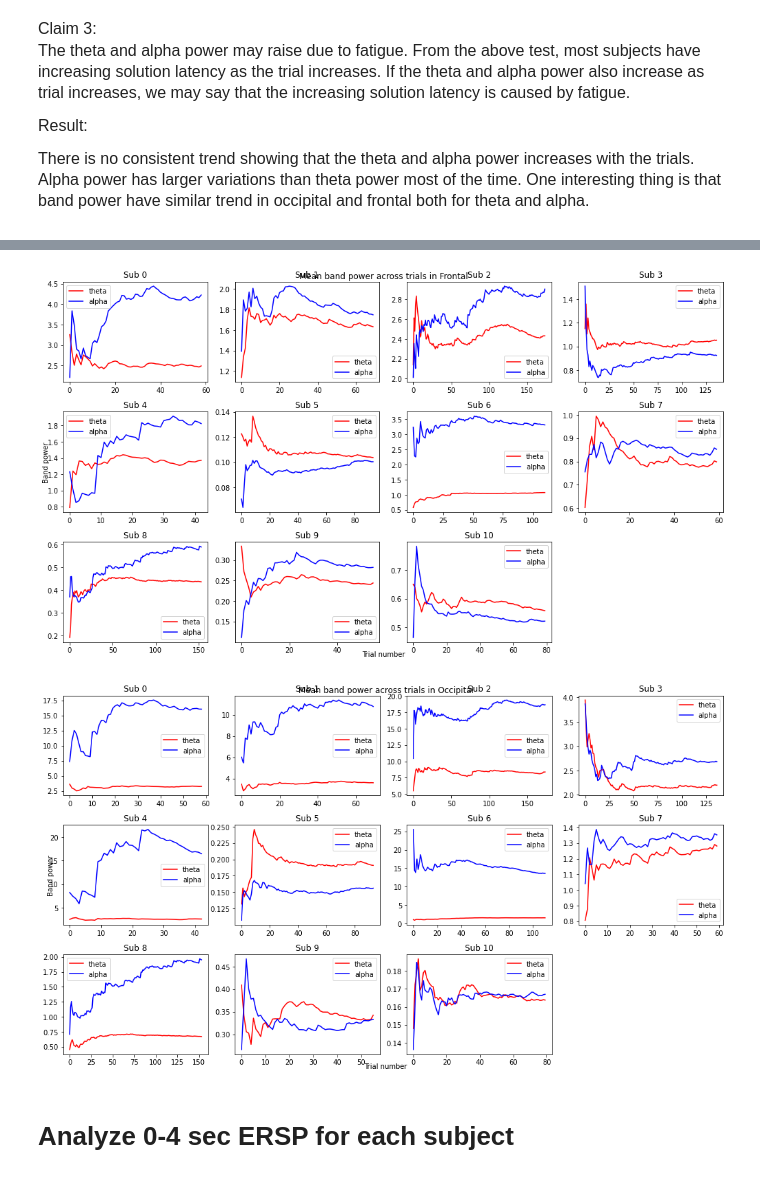
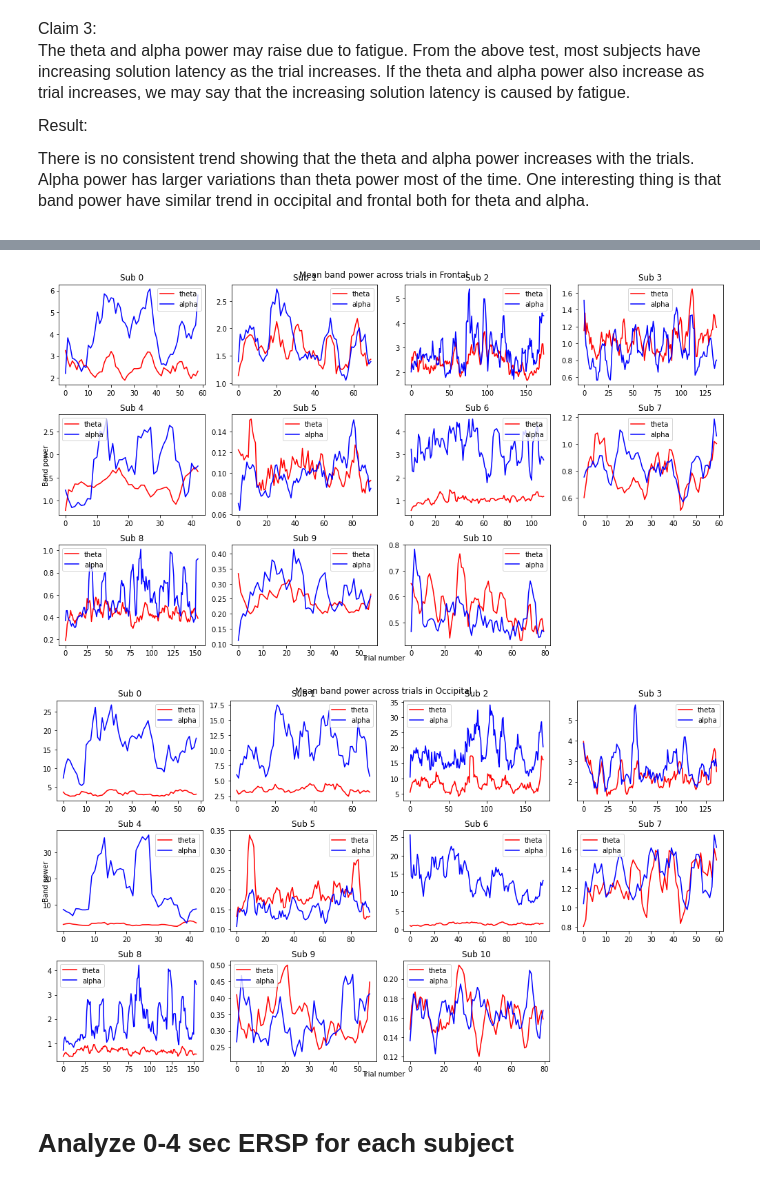
Before and after one commit to hundredball/Math24, a Jupyter notebook: Analyze_data.ipynb, the cells around one changed output, grey strips where cells are left out. Cells and saved outputs as stored; diff of their text form; code cells hidden in the pictures.

Commit message:
Analyze -2~7 ERSP (in progress)

```diff
--- a/Analyze_data.ipynb
+++ b/Analyze_data.ipynb
@@ -427,7 +444,8 @@ fig, axs = plt.subplots(3, 4, figsize=(16, 10))
 for i_sub in range(11):
     SL_i = np.array(SL_all[i_sub])
     divisor = np.arange(len(SL_i))+1
-    mean_trials = np.cumsum(SL_i)/divisor
+    #mean_trials = np.cumsum(SL_i)/divisor
+    mean_trials = moving_average(SL_i, time_window=10)
 
     row, col = i_sub//4, i_sub%4
     axs[row,col].plot(mean_trials, 'b-')
@@ -440,5 +458,5 @@ axs[2,3].axis('off')
 fig.text(0.5, 0.08, 'Trial number', ha='center')
 fig.text(0.09, 0.5, 'Solution latency (sec)', va='center', rotation='vertical')
 fig.suptitle('Mean across trials for each subject')
-fig.savefig('./results/Analyze_SL_trialNo/mean_across_trial.png')
+fig.savefig('./results/Analyze_SL_trialNo/MA_across_trial.png')
 # %% [output]
@@ -604,18 +622,25 @@ fig, axs = plt.subplots(3,4, figsize=(14,8))
 
 for i_sub in range(11):
 
-    mean_front_power = 10*np.log10(np.mean(bp_all['front'][i_sub], axis=1))
-    mean_occip_power = 10*np.log10(np.mean(bp_all['occip'][i_sub], axis=1))
-    #mean_front_power = np.mean(bp_all['front'][i_sub], axis=1)
-    #mean_occip_power = np.mean(bp_all['occip'][i_sub], axis=1)
+    #mean_front_power = 10*np.log10(np.mean(bp_all['front'][i_sub], axis=1))
+    #mean_occip_power = 10*np.log10(np.mean(bp_all['occip'][i_sub], axis=1))
+    mean_front_power = np.mean(bp_all['front'][i_sub], axis=1)
+    mean_occip_power = np.mean(bp_all['occip'][i_sub], axis=1)
 
     divisor = np.arange(len(bp_all['front'][i_sub]))+1
 
     row, col = i_sub//4, i_sub%4
+    '''
     axs[row,col].plot(np.cumsum(mean_front_power[:,0])/divisor, 'r-',
                        np.cumsum(mean_front_power[:,1])/divisor, 'b-',
                        np.cumsum(mean_occip_power[:,0])/divisor, 'r:',
                        np.cumsum(mean_occip_power[:,1])/divisor, 'b:')
+    '''
+    axs[row,col].plot(moving_average(mean_front_power[:,0]), 'r-',
+                      moving_average(mean_front_power[:,1]), 'b-',
+                      moving_average(mean_occip_power[:,0]), 'r:',
+                      moving_average(mean_occip_power[:,1]), 'b:')
+
     axs[row,col].set_title('Sub %d'%(i_sub))
 
 # Plot legend
@@ -626,7 +651,7 @@ axs[2,3].set_title('Show legend')
 
 fig.tight_layout(pad=1.0)
 fig.text(0.5, 0.01, 'Trial number', ha='center')
-fig.text(0.01, 0.5, 'Band power (dB)', va='center', rotation='vertical')
+fig.text(0.01, 0.5, 'Band power ', va='center', rotation='vertical')
 fig.suptitle('Mean band power across trials')
-fig.savefig('./results/Analyze_bp_trialNo/logbp_trials.png')
+fig.savefig('./results/Analyze_bp_trialNo/bp_MA_trials.png')
 # %% [output]
@@ -639,39 +664,47 @@ for i_sub in range(11):
 
     #mean_front_power = 10*np.log10(np.mean(bp_all['front'][i_sub], axis=1))
     #mean_occip_power = 10*np.log10(np.mean(bp_all['occip'][i_sub], axis=1))
     mean_front_power = np.mean(bp_all['front'][i_sub], axis=1)
     mean_occip_power = np.mean(bp_all['occip'][i_sub], axis=1)
 
     divisor = np.arange(len(bp_all['front'][i_sub]))+1
 
     row, col = i_sub//4, i_sub%4
+    '''
     axs1[row,col].plot(np.cumsum(mean_front_power[:,0])/divisor, 'r-',
                        np.cumsum(mean_front_power[:,1])/divisor, 'b-')
+    '''
+    axs1[row,col].plot(moving_average(mean_front_power[:,0]), 'r-',
+                       moving_average(mean_front_power[:,1]), 'b-')
     axs1[row,col].legend(('theta', 'alpha'))
     axs1[row,col].set_title('Sub %d'%(i_sub))
 
+    '''
     axs2[row,col].plot(np.cumsum(mean_occip_power[:,0])/divisor, 'r-',
                        np.cumsum(mean_occip_power[:,1])/divisor, 'b-')
+    '''
+    axs2[row,col].plot(moving_average(mean_occip_power[:,0]), 'r-',
+                       moving_average(mean_occip_power[:,1]), 'b-')
     axs2[row,col].legend(('theta', 'alpha'))
     axs2[row,col].set_title('Sub %d'%(i_sub))
 
 axs1[2,3].axis('off')
 fig1.tight_layout(pad=1.0)
 fig1.text(0.5, 0.01, 'Trial number', ha='center')
 fig1.text(0.01, 0.5, 'Band power', va='center', rotation='vertical')
-fig1.suptitle('Mean band power across trials in Frontal')
-fig1.savefig('./results/Analyze_bp_trialNo/bp_trials_frontal.png')
+fig1.suptitle('Mean band power across trials in Frontal', y=0.99)
+fig1.savefig('./results/Analyze_bp_trialNo/bp_MA_trials_frontal.png')
 
 
 axs2[2,3].axis('off')
 fig2.tight_layout(pad=1.0)
 fig2.text(0.5, 0.01, 'Trial number', ha='center')
 fig2.text(0.01, 0.5, 'Band power', va='center', rotation='vertical')
-fig2.suptitle('Mean band power across trials in Occipital')
-fig2.savefig('./results/Analyze_bp_trialNo/bp_trials_occipital.png')
+fig2.suptitle('Mean band power across trials in Occipital', y=0.99)
+fig2.savefig('./results/Analyze_bp_trialNo/bp_MA_trials_occipital.png')
 # %% [output]
-[figure, old version]
+[figure, new version]
-[figure, old version]
+[figure, new version]
 # %% [markdown]
 # Analyze 0-4 sec ERSP for each subject
 # %% [markdown]
```
Also changed, not shown: parts of 14 cells of this notebook, 1 other file.
